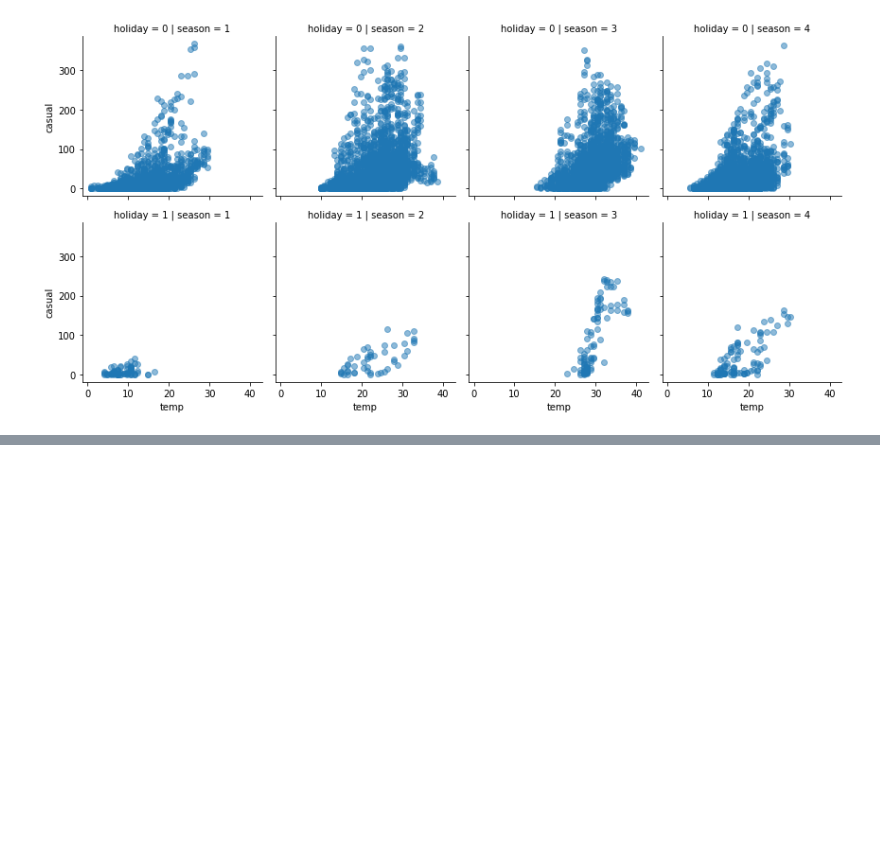
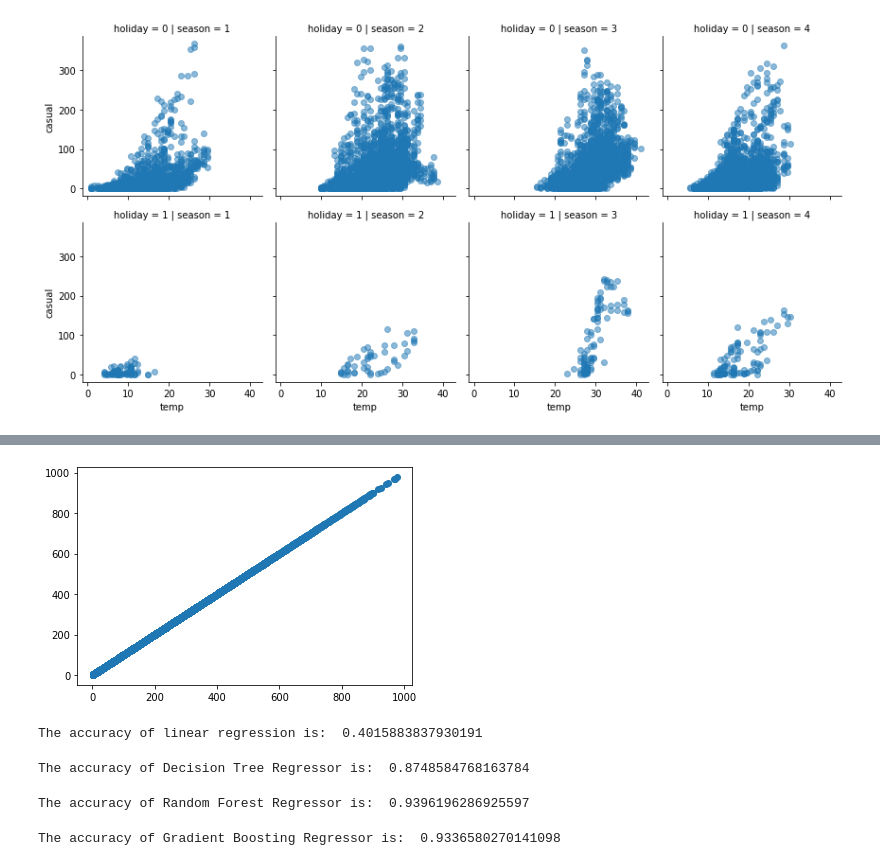
Before and after one commit to jaeyoon89/jaeyoon_study, a Jupyter notebook: bike_sharing_demand_study.ipynb, the cells around one changed output, grey strips where cells are left out. Saved outputs shown, nothing was run; the diff lists cells and outputs as text; code cells hidden in the pictures; blank space fills up the shorter version.

```diff
--- a/bike_sharing_demand_study.ipynb
+++ b/bike_sharing_demand_study.ipynb
@@ -72,0 +109,8 @@ grid.map(plt.scatter, 'temp','casual',alpha=0.5)
+# %%
+df_train.datetime = df_train.datetime.apply(pd.to_datetime)
+df_train['month'] = df_train.datetime.apply(lambda x: x.month)
+df_train['hour'] = df_train.datetime.apply(lambda x: x.hour)
+df_train['day'] = df_train.datetime.apply(lambda x: x.day)
+df_train['year'] = df_train.datetime.apply(lambda x: x.year)
+df_train.drop(['datetime'], 1, inplace = True)
+df_train.head()
@@ -72,0 +139,5 @@ grid.map(plt.scatter, 'temp','casual',alpha=0.5)
+# %%
+plt.scatter(x = df_train['casual'] + df_train['registered'], y = df_train['count'])
+plt.show()
+# %% [output]
+[figure, added]
@@ -72,0 +149,24 @@ grid.map(plt.scatter, 'temp','casual',alpha=0.5)
+# %%
+lr= LinearRegression(normalize=True)
+lr.fit(X_train,y_train)
+print("The accuracy of linear regression is: ", lr.score(X_test, y_test))
+# %% [output]
+The accuracy of linear regression is:  0.4015883837930191
+# %%
+dt = DecisionTreeRegressor()
+dt.fit(X_train, y_train)
+print("The accuracy of Decision Tree Regressor is: ", dt.score(X_test, y_test))
+# %% [output]
+The accuracy of Decision Tree Regressor is:  0.8748584768163784
+# %%
+rf = RandomForestRegressor(n_estimators= 200)
+rf.fit(X_train, y_train)
+print('The accuracy of Random Forest Regressor is: ', rf.score(X_test, y_test))
+# %% [output]
+The accuracy of Random Forest Regressor is:  0.9396196286925597
+# %%
+gbr = GradientBoostingRegressor(n_estimators=4000,alpha=0.01)
+gbr.fit(X_train, y_train)
+print('The accuracy of Gradient Boosting Regressor is: ', gbr.score(X_test, y_test))
+# %% [output]
+The accuracy of Gradient Boosting Regressor is:  0.9336580270141098
```
Also changed, not shown: parts of 8 cells of this notebook.
